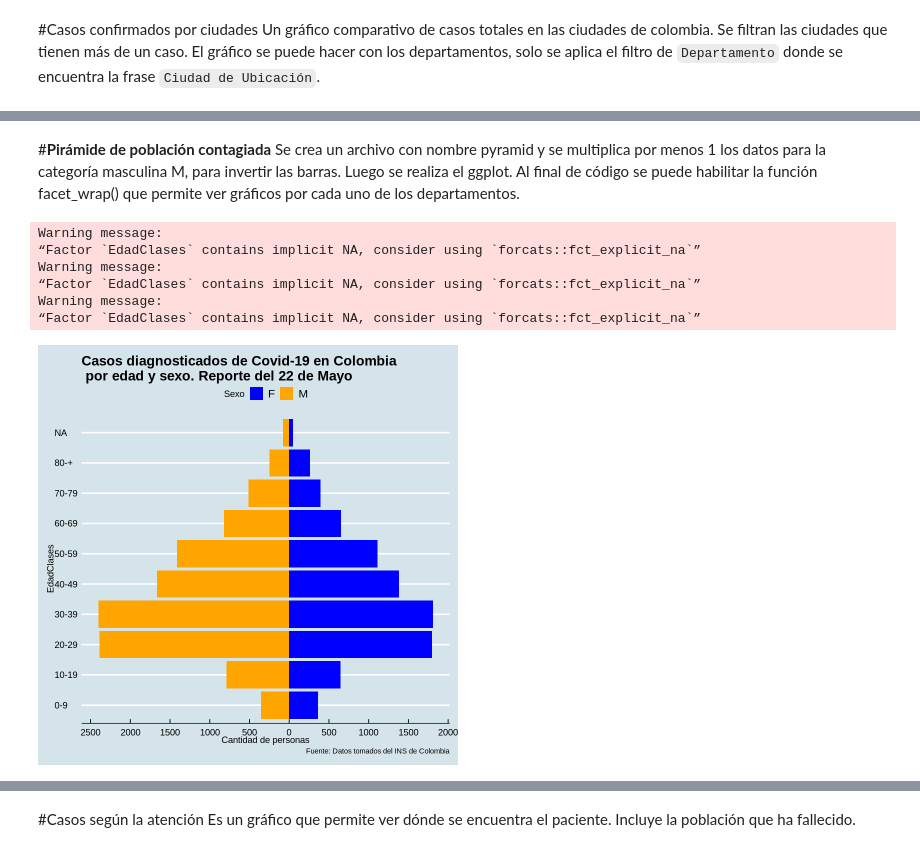
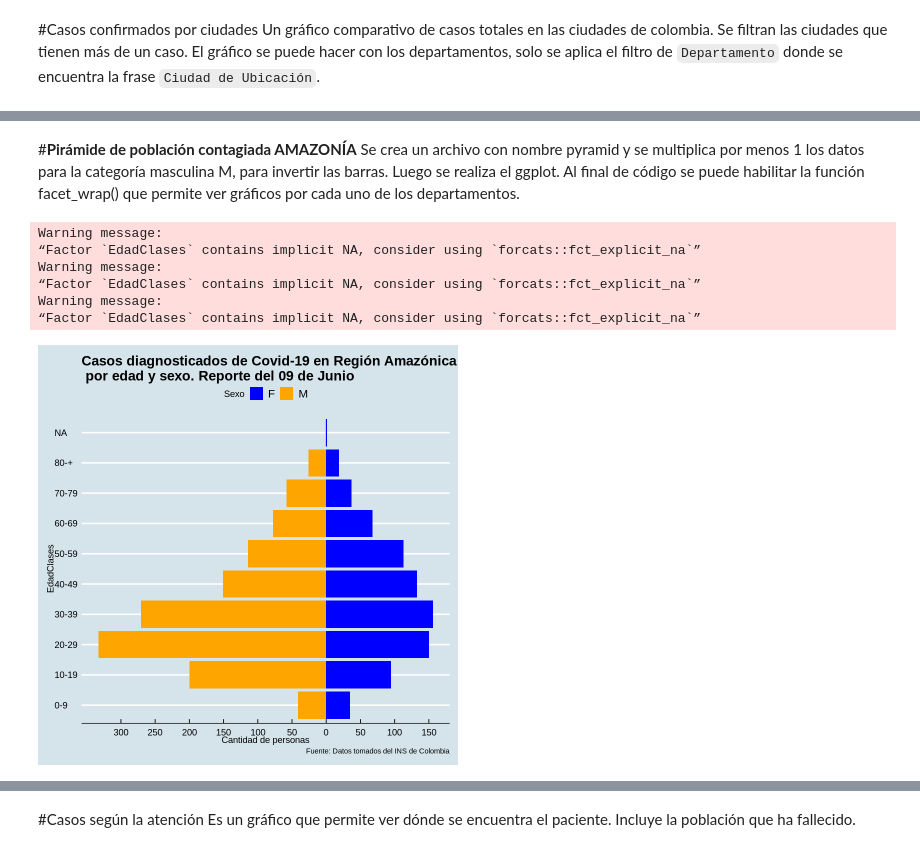
Before and after one commit to guberney/Covid_Colombia, a Jupyter notebook: CovidColombia.ipynb, the cells around one changed output, grey strips where cells are left out. Drawn from its saved outputs; the diff is of its cells as text; code cells hidden in the pictures.

```diff
--- a/CovidColombia.ipynb
+++ b/CovidColombia.ipynb
@@ -62,7 +63,7 @@ covidCol<-covidCol%>%mutate(`fecha reporte web`=ymd_hms(covidCol$`fecha reporte
 covidCol<-covidCol%>% mutate(EdadClases = cut(Edad, breaks = c(0,9,19,29,39,49,59,69,79,104),
                                                labels = c("0-9","10-19","20-29","30-39","40-49","50-59","60-69", "70-79","80-+")))
 str(covidCol)
-fechadia<- "22 de Mayo"
+fechadia<- "09 de Junio"
 # %%
 covidCol%>%
 select_if(function(`FIS`) any(is.na(`FIS`))) %>%
@@ -91,7 +90,9 @@ Se agrupan los valores según los problemas que se ven en la base de datos y par
 # %%
 covidCol<-covidCol%>%
     mutate(TipoAtencion = fct_collapse(`atención`,
-                                  Hospital = c("Hospital", "Hospital UCI"),
+                                  Hospital = c("Hospital"),
+                                  Hospital_UCI= c("Hospital UCI"),
                                   Recuperado = c("Recuperado"),
-                                  Casa = c("Casa"),
+                                  Casa = c("Casa","casa"),
                                   Fallecido = "Fallecido"))
+table(covidCol$TipoAtencion)
@@ -97,0 +102,18 @@ covidCol<-covidCol%>%
+# %%
+regionAmazonia<- subset(covidCol,`Departamento o Distrito` %in% c("Amazonas", "Vaupés", "Putumayo", "Caquetá"))
+head(regionAmazonia,10)
+# %%
+regionAmazonia <- regionAmazonia %>%
+  mutate(poblacion = case_when(
+    `Ciudad de ubicación` == "Florencia" ~ 168346,
+    `Ciudad de ubicación` == "Leticia" ~ 48144,
+    `Ciudad de ubicación` == "Mitú" ~ 29850,
+    `Ciudad de ubicación` == "Mocoa" ~ 56398,
+    `Ciudad de ubicación` == "Orito" ~ 52580,
+    `Ciudad de ubicación` == "Puerto Asís" ~ 61500,
+    `Ciudad de ubicación` == "Puerto Guzmán" ~ 23559,
+    `Ciudad de ubicación` == "Puerto Leguízamo" ~ 9029,
+    `Ciudad de ubicación` == "Puerto Nariño" ~ 8400,
+    `Ciudad de ubicación` == "San Vicente del Caguán" ~ 67994,
+    `Ciudad de ubicación` == "Valle del Guamuez" ~ 51842
+  ))
@@ -269,25 +331,25 @@ CasosCiudades %>% filter(n>50)%>%
 # %% [markdown]
-#**Pirámide de población contagiada**
+#**Pirámide de población contagiada AMAZONÍA**
 Se crea un archivo con nombre pyramid y se multiplica por menos 1 los datos para la categoría masculina M, para invertir las barras. Luego se realiza el ggplot. Al final de código se puede  habilitar la función facet_wrap() que permite ver gráficos por cada uno de los departamentos.
 # %%
-pyramid<-covidCol%>%group_by(EdadClases, Sexo, `Departamento o Distrito`)%>%summarise(n=n())
+pyramid<-regionAmazonia%>%group_by(EdadClases, Sexo, `Departamento o Distrito`)%>%summarise(n=n())
 pyramid$n <- ifelse(pyramid$Sexo == "M", -1*pyramid$n, pyramid$n)
 
 ggplot(pyramid, aes(x = EdadClases, y = n, fill = Sexo)) +
   geom_bar(data = subset(pyramid, Sexo == "F"), stat = "identity") +
   geom_bar(data = subset(pyramid, Sexo == "M"), stat = "identity")+
   coord_flip()+
-  scale_y_continuous(breaks=seq(-4000,4000,500),labels=abs(seq(-4000,4000,500)))+  #define los límites de la cantidad de personas del gráfico
-  labs(title=paste0("Casos diagnosticados de Covid-19 en Colombia\n por edad y sexo. Reporte del ",fechadia), y="Cantidad de personas", caption= "Fuente: Datos tomados del INS de Colombia")+
+  scale_y_continuous(breaks=seq(-300,300,50),labels=abs(seq(-300,300,50)))+  #define los límites de la cantidad de personas del gráfico
+  labs(title=paste0("Casos diagnosticados de Covid-19 en Región Amazónica\n por edad y sexo. Reporte del ",fechadia), y="Cantidad de personas", caption= "Fuente: Datos tomados del INS de Colombia")+
   scale_fill_manual("Sexo", values = c("F" = "blue", "M" = "orange"))+
   theme_economist()
- # facet_wrap(~`Departamento o Distrito`) #Para ver los resultado por departamento, solo deber remover el # que antecede la función facet_wrap()
+  #facet_wrap(~`Departamento o Distrito`) #Para ver los resultado por departamento, solo deber remover el # que antecede la función facet_wrap()
 # %% [output]
 Warning message:
 “Factor `EdadClases` contains implicit NA, consider using `forcats::fct_explicit_na`”
 Warning message:
 “Factor `EdadClases` contains implicit NA, consider using `forcats::fct_explicit_na`”
 Warning message:
 “Factor `EdadClases` contains implicit NA, consider using `forcats::fct_explicit_na`”
-[figure, old version]
+[figure, new version]
 # %%
```
Also changed, not shown: parts of 17 cells of this notebook.
